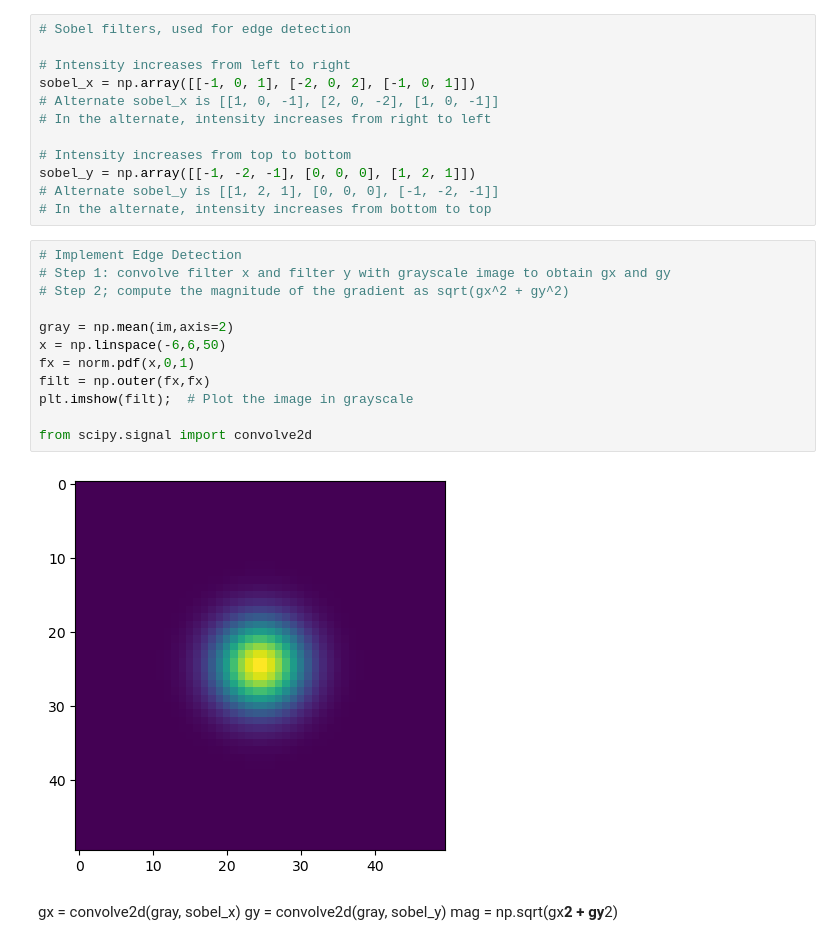
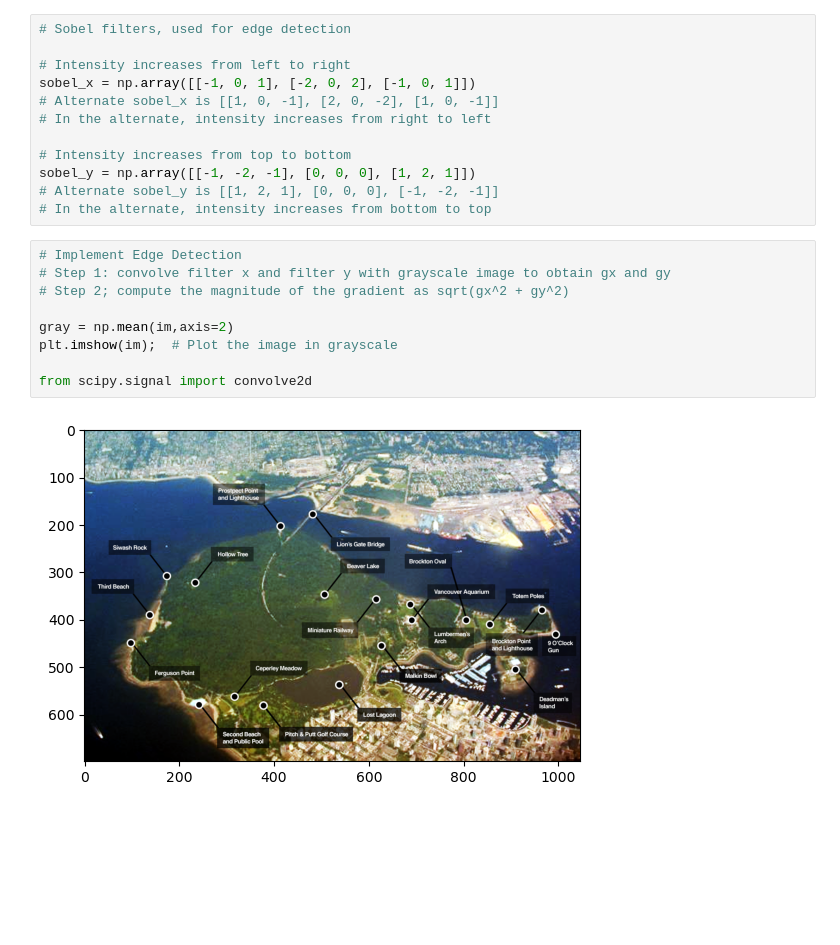
Before and after one commit to inhwamo/DLPrereqsNumpy, a Jupyter notebook: scipyexercise.ipynb, the cells around one changed output. Cells and saved outputs as stored; diff of their text form; blank space fills up the shorter version.

```diff
--- a/scipyexercise.ipynb
+++ b/scipyexercise.ipynb
@@ -32,18 +32,11 @@ sobel_y = np.array([[-1, -2, -1], [0, 0, 0], [1, 2, 1]])
 # %%
 # Implement Edge Detection
 # Step 1: convolve filter x and filter y with grayscale image to obtain gx and gy
 # Step 2; compute the magnitude of the gradient as sqrt(gx^2 + gy^2)
 
 gray = np.mean(im,axis=2)
-x = np.linspace(-6,6,50)
-fx = norm.pdf(x,0,1)
-filt = np.outer(fx,fx)
-plt.imshow(filt);  # Plot the image in grayscale
+plt.imshow(im);  # Plot the image in grayscale
 
 from scipy.signal import convolve2d
 # %% [output]
-[figure, old version]
+[figure, new version]
-# %% [markdown]
-gx = convolve2d(gray, sobel_x)
-gy = convolve2d(gray, sobel_y)
-mag = np.sqrt(gx**2 + gy**2)
```
Also changed, not shown: parts of 2 cells of this notebook, 4 other files.
